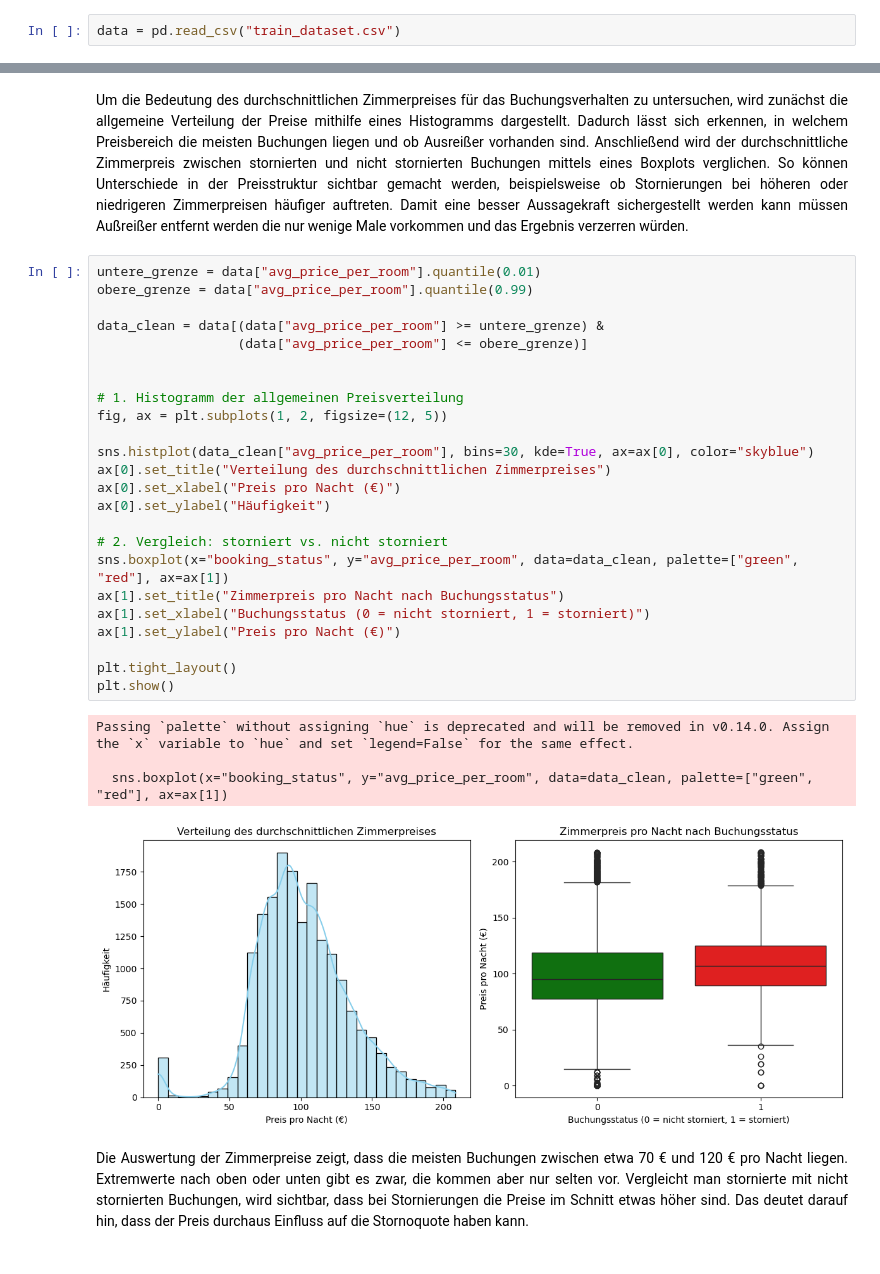
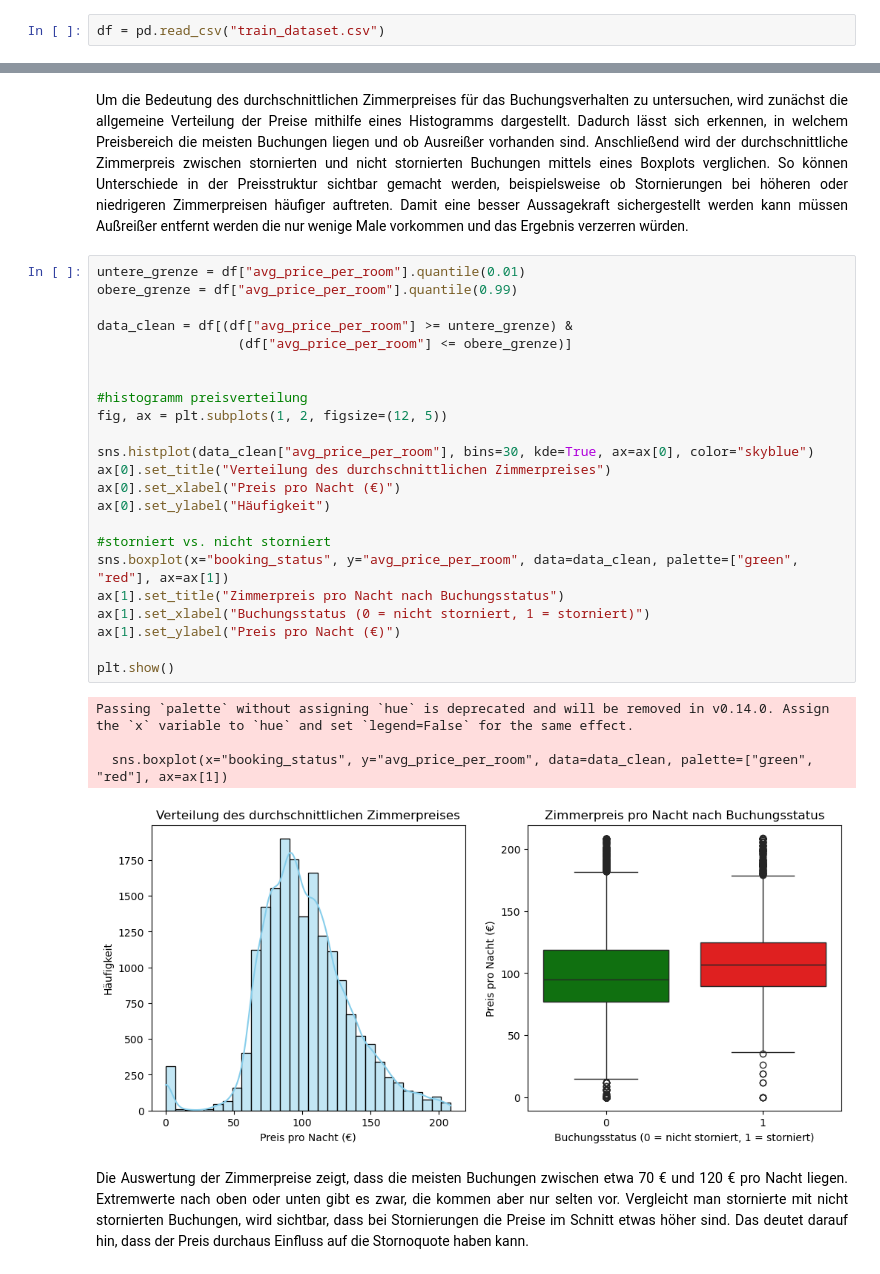
Before and after one commit to tommi-j/hausarbeit-ml, a Jupyter notebook: Hotelstornos.ipynb, the cells around one changed output, grey strips where cells are left out. Cells and saved outputs as stored; diff of their text form.

```diff
--- a/Hotelstornos.ipynb
+++ b/Hotelstornos.ipynb
@@ -164,4 +76,4 @@ Für die Analyse werden die Daten als CSV-Datei heruntergeladen und anschließen
 Die verwendeten Daten stammen aus dem Reservation Cancellation Prediction Datensatz der auf der Platfrom Kaggle zur Verfügung steht.
  [1]
 # %%
-data = pd.read_csv("train_dataset.csv")
+df = pd.read_csv("train_dataset.csv")
@@ -351,34 +258,33 @@ plt.show()
 # %% [markdown]
 <p style="text-align: justify;line-height: 1.5;color:black; font-family: 'Times New Roman', Times, serif;">Um die Bedeutung des durchschnittlichen Zimmerpreises für das Buchungsverhalten zu untersuchen, wird zunächst die allgemeine Verteilung der Preise mithilfe eines Histogramms dargestellt. Dadurch lässt sich erkennen, in welchem Preisbereich die meisten Buchungen liegen und ob Ausreißer vorhanden sind. Anschließend wird der durchschnittliche Zimmerpreis zwischen stornierten und nicht stornierten Buchungen mittels eines Boxplots verglichen. So können Unterschiede in der Preisstruktur sichtbar gemacht werden, beispielsweise ob Stornierungen bei höheren oder niedrigeren Zimmerpreisen häufiger auftreten. Damit eine besser Aussagekraft sichergestellt werden kann müssen Außreißer entfernt werden die nur wenige Male vorkommen und das Ergebnis verzerren würden.
 # %%
-untere_grenze = data["avg_price_per_room"].quantile(0.01)
-obere_grenze = data["avg_price_per_room"].quantile(0.99)
+untere_grenze = df["avg_price_per_room"].quantile(0.01)
+obere_grenze = df["avg_price_per_room"].quantile(0.99)
 
-data_clean = data[(data["avg_price_per_room"] >= untere_grenze) &
-                  (data["avg_price_per_room"] <= obere_grenze)]
+data_clean = df[(df["avg_price_per_room"] >= untere_grenze) &
+                  (df["avg_price_per_room"] <= obere_grenze)]
 
 
-# 1. Histogramm der allgemeinen Preisverteilung
+#histogramm preisverteilung
 fig, ax = plt.subplots(1, 2, figsize=(12, 5))
 
 sns.histplot(data_clean["avg_price_per_room"], bins=30, kde=True, ax=ax[0], color="skyblue")
 ax[0].set_title("Verteilung des durchschnittlichen Zimmerpreises")
 ax[0].set_xlabel("Preis pro Nacht (€)")
 ax[0].set_ylabel("Häufigkeit")
 
-# 2. Vergleich: storniert vs. nicht storniert
+#storniert vs. nicht storniert
 sns.boxplot(x="booking_status", y="avg_price_per_room", data=data_clean, palette=["green", "red"], ax=ax[1])
 ax[1].set_title("Zimmerpreis pro Nacht nach Buchungsstatus")
 ax[1].set_xlabel("Buchungsstatus (0 = nicht storniert, 1 = storniert)")
 ax[1].set_ylabel("Preis pro Nacht (€)")
 
-plt.tight_layout()
 plt.show()
 # %% [output]
 Passing `palette` without assigning `hue` is deprecated and will be removed in v0.14.0. Assign the `x` variable to `hue` and set `legend=False` for the same effect.
 
   sns.boxplot(x="booking_status", y="avg_price_per_room", data=data_clean, palette=["green", "red"], ax=ax[1])
-[figure, old version]
+[figure, new version]
 # %% [markdown]
 <p style="text-align: justify;line-height: 1.5;color:black; font-family: 'Times New Roman', Times, serif;">Die Auswertung der Zimmerpreise zeigt, dass die meisten Buchungen zwischen etwa 70 € und 120 € pro Nacht liegen. Extremwerte nach oben oder unten gibt es zwar, die kommen aber nur selten vor. Vergleicht man stornierte mit nicht stornierten Buchungen, wird sichtbar, dass bei Stornierungen die Preise im Schnitt etwas höher sind. Das deutet darauf hin, dass der Preis durchaus Einfluss auf die Stornoquote haben kann.
 # %% [markdown]
```
Also changed, not shown: parts of 29 cells of this notebook, 1 other file.
